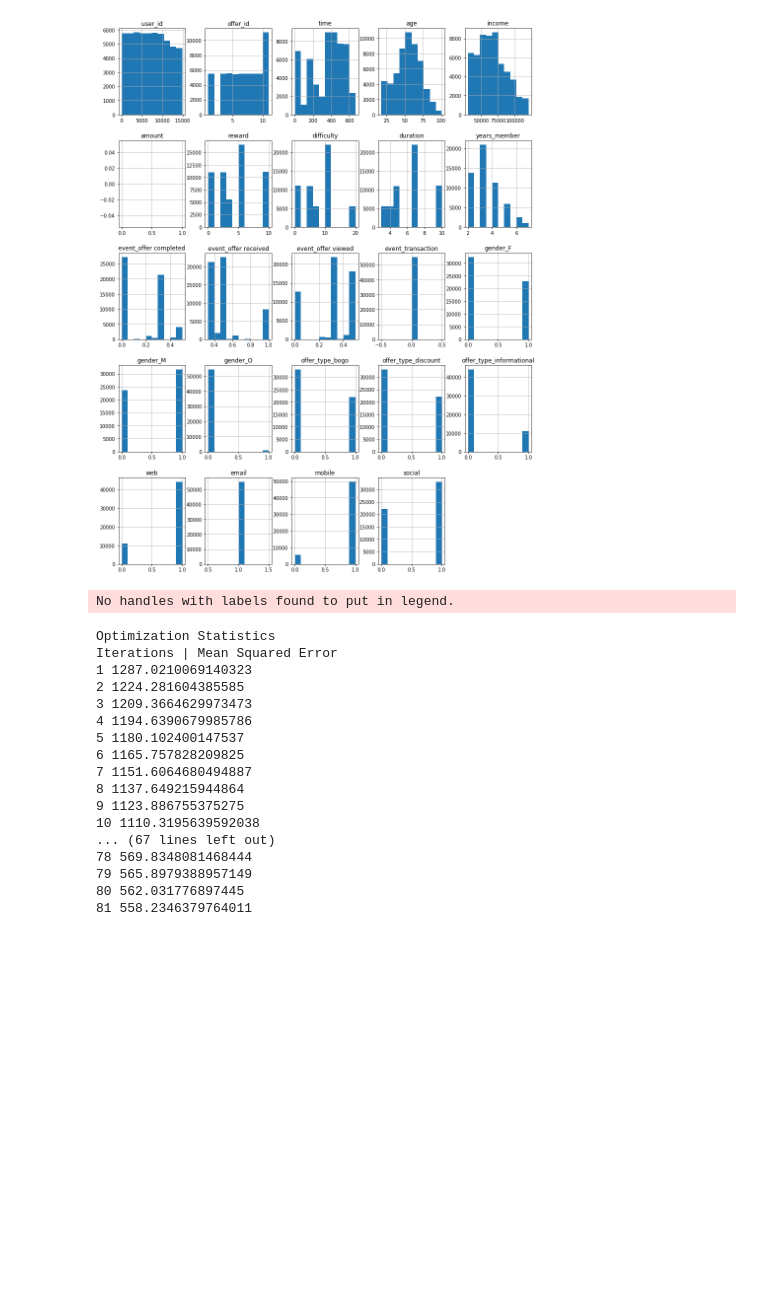
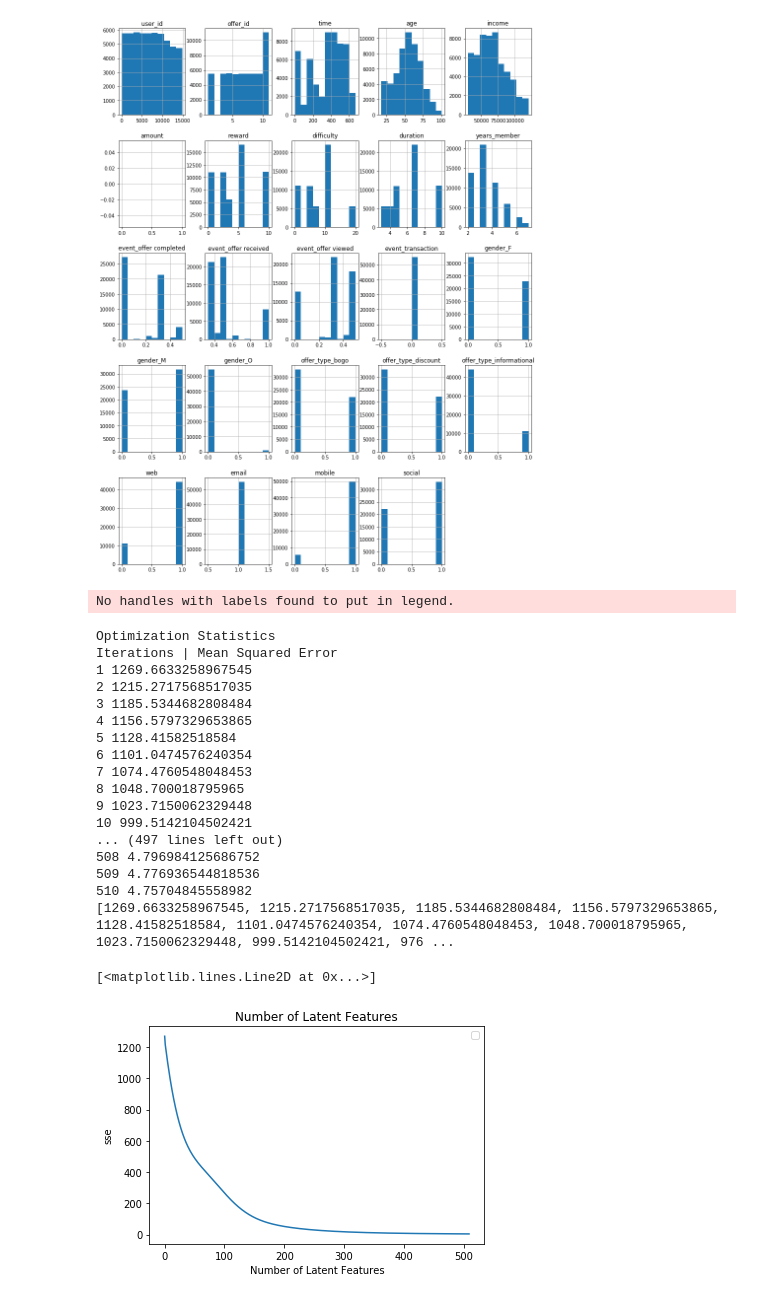
Before and after one commit to madkehl/Capstone, a Jupyter notebook: Starbucks Capstone .ipynb, the cells around one changed output. Drawn from its saved outputs; the diff is of its cells as text; code cells hidden in the pictures; blank space fills up the shorter version.

```diff
--- a/Starbucks Capstone .ipynb
+++ b/Starbucks Capstone .ipynb
@@ -327,7 +321,8 @@ user_item = create_user_item_matrix(df_gb)
 # %%
-user_item_2 = user_item.reset_index(drop = True)
-user_item_2 = user_item_2.T.reset_index(drop=True).T
-user_item_2 = np.array(user_item_2)
+def clean_indices(user_item):
+    user_item_2 = user_item.reset_index(drop = True)
+    user_item_2 = user_item_2.T.reset_index(drop=True).T
+    return(np.array(user_item_2))
 # %%
 def FunkSVD(ratings, latent_features=4, learning_rate=0.0001, iters=100):
     '''
@@ -343,7 +338,7 @@ def FunkSVD(ratings, latent_features=4, learning_rate=0.0001, iters=100):
     user_mat - (numpy array) a user by latent feature matrix
     movie_mat - (numpy array) a latent feature by movie matrix
     '''
-
+    ratings_np = np.array(ratings)
     n_users = ratings.shape[0]
     n_items = ratings.shape[1]
     num_ratings = (n_users)*(n_items)
@@ -366,9 +361,9 @@ def FunkSVD(ratings, latent_features=4, learning_rate=0.0001, iters=100):
             for m in range(n_items):
                 # if the rating exists
 
-                if math.isnan(ratings[n,m]) == False:
+                if math.isnan(ratings_np[n,m]) == False:
 
-                    error =  ratings[n, m] - np.dot(user_mat[n, :], items_mat[:, m])
+                    error =  ratings_np[n, m] - np.dot(user_mat[n, :], items_mat[:, m])
                     sse_accum += error**2
                     # update the values in each matrix in the direction of the gradient
                     for x in range(latent_features):
@@ -380,36 +375,43 @@ def FunkSVD(ratings, latent_features=4, learning_rate=0.0001, iters=100):
         # print results for iteration
         sse_totals.append(sse_accum/m)
         print(i + 1, sse_accum/m)
+    user_mat = pd.DataFrame(user_mat)
+    user_mat.index = ratings.index
+    items_mat = pd.DataFrame(items_mat)
+    items_mat.columns = ratings.columns
+
     return user_mat, items_mat, sse_totals
 # %%
 import matplotlib.pyplot as plt
 np.random.seed(8)
 plt.figure()
 plt.xlabel('Number of Latent Features')
 plt.ylabel('sse')
 plt.title('Number of Latent Features')
 plt.legend()
 
-iters_ = 100
-user_mat, offer_mat, sse = FunkSVD(user_item_2, latent_features=5, learning_rate=.005, iters=iters_) # use your function with 4 latent features, lr of 0.005 and 10 iterations
+iters_ = 510
+user_mat, offer_mat, sse = FunkSVD(user_item_2, latent_features=5, learning_rate=.01, iters=iters_) # use your function with 4 latent features, lr of 0.005 and 10 iterations
 print(sse)
 plt.plot(range(iters_), sse, label=str(i) + ' latent factors')
 # %% [output]
 No handles with labels found to put in legend.
 Optimization Statistics
 Iterations | Mean Squared Error
-1 1287.0210069140323
-2 1224.281604385585
-3 1209.3664629973473
-4 1194.6390679985786
-5 1180.102400147537
-6 1165.757828209825
-7 1151.6064680494887
-8 1137.649215944864
-9 1123.886755375275
-10 1110.3195639592038
-... (67 lines left out)
-78 569.8348081468444
-79 565.8979388957149
-80 562.031776897445
-81 558.2346379764011
+1 1269.6633258967545
+2 1215.2717568517035
+3 1185.5344682808484
+4 1156.5797329653865
+5 1128.41582518584
+6 1101.0474576240354
+7 1074.4760548048453
+8 1048.700018795965
+9 1023.7150062329448
+10 999.5142104502421
+... (497 lines left out)
+508 4.796984125686752
+509 4.776936544818536
+510 4.75704845558982
+[1269.6633258967545, 1215.2717568517035, 1185.5344682808484, 1156.5797329653865, 1128.41582518584, 1101.0474576240354, 1074.4760548048453, 1048.700018795965, 1023.7150062329448, 999.5142104502421, 976 ...
+[<matplotlib.lines.Line2D at 0x...>]
+[figure, added]
```
Also changed, not shown: parts of 11 cells of this notebook.
